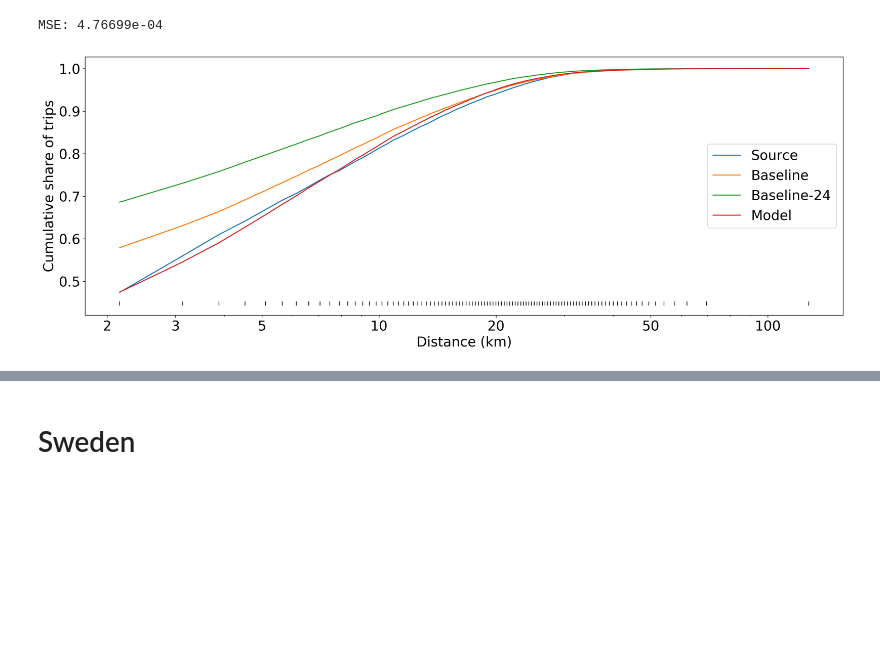
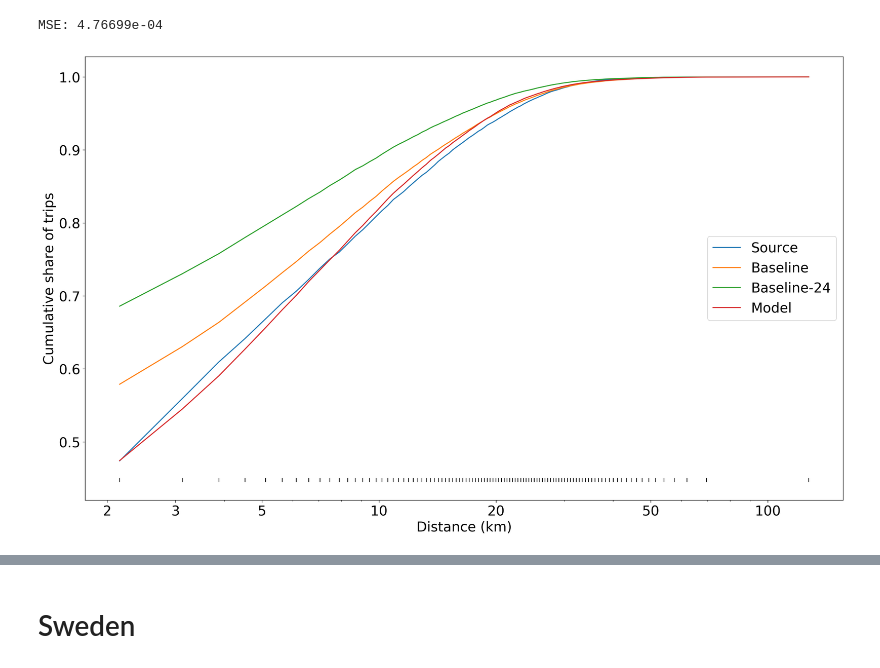
Before and after one commit to TheYuanLiao/individual_mobility_model, a Jupyter notebook: src/py/distance-distribution-plot.ipynb, the cells around one changed output, grey strips where cells are left out. Saved outputs shown, nothing was run; the diff lists cells and outputs as text; code cells hidden in the pictures; blank space fills up the shorter version.

Commit message:
more figures for presentation

```diff
--- a/src/py/distance-distribution-plot.ipynb
+++ b/src/py/distance-distribution-plot.ipynb
@@ -12,7 +12,7 @@ mpl.rcParams['figure.dpi'] = 300
 results_dir = './../../results'
 # %%
 # Plotter for the Netherlands and Sao Paulo
-def plot(region, include_model=True):
+def plot(region, include_model=True, figsize=(20,17)):
     best = "20200520_031639" if region == "saopaulo" else "20200519_043353"
     p = "{}/{}/distance-metrics.csv".format(results_dir, region + '-' + best)
     p_base = "{}/{}/distance-metrics.csv".format(results_dir, region+'-'+'baseline')
@@ -30,7 +30,7 @@ def plot(region, include_model=True):
 
     ticks = [2, 3, 5, 10, 20, 50, 100] if region == "saopaulo" else [10, 20, 50, 100, 338]
     mpl.rcParams['font.size'] = 20.0
-    fig, ax = plt.subplots(1,1, figsize=(20,7), sharex=True)
+    fig, ax = plt.subplots(1,1, figsize=figsize, sharex=True)
 
     dsums = [
             dms['groundtruth_sum'],
@@ -45,8 +45,11 @@ def plot(region, include_model=True):
     plots.generic_plot_dist_distribution(ax, dsums, titles, ticks=ticks, yscale='linear')
 
 
-def plot_sweden(include_model=True):
-    for scale in ["national", "east", "west"]:
+def plot_sweden(include_model=True, figsize=(20,7), allinone=False):
+    if allinone:
+        fig, axes = plt.subplots(3,1, figsize=figsize)
+        fig.subplots_adjust(hspace=.3)
+    for i, scale in enumerate(["national", "east", "west"]):
         print(scale)
         p = "{}/{}/distance-metrics-{}.csv".format(results_dir, 'model', scale)
         p_base = "{}/{}/distance-metrics-{}.csv".format(results_dir, 'baseline', scale)
@@ -64,7 +67,11 @@ def plot_sweden(include_model=True):
             dms = dms[dms['model_sum'] != 0.0]
 
         mpl.rcParams['font.size'] = 20.0
-        fig, ax = plt.subplots(1,1, figsize=(20,7), sharex=True)
+        if allinone:
+            ax = axes[i]
+            ax.set_title(scale.title(), fontweight="bold")
+        else:
+            fig, ax = plt.subplots(1,1, figsize=(20,7))
 
         dsums = [
             dms['sampers_sum'],
@@ -81,8 +88,8 @@ def plot_sweden(include_model=True):
             titles.append("Model")
         plots.generic_plot_dist_distribution(ax, dsums, titles, yscale='linear', ticks=ticks)
 # %%
-plot("saopaulo", include_model=True)
+plot("saopaulo", include_model=True, figsize=(20,12))
 # %% [output]
 MSE: 4.76699e-04
-[figure, old version]
+[figure, new version]
 # %%
```
Also changed, not shown: parts of 2 cells of this notebook, 1 other file.
